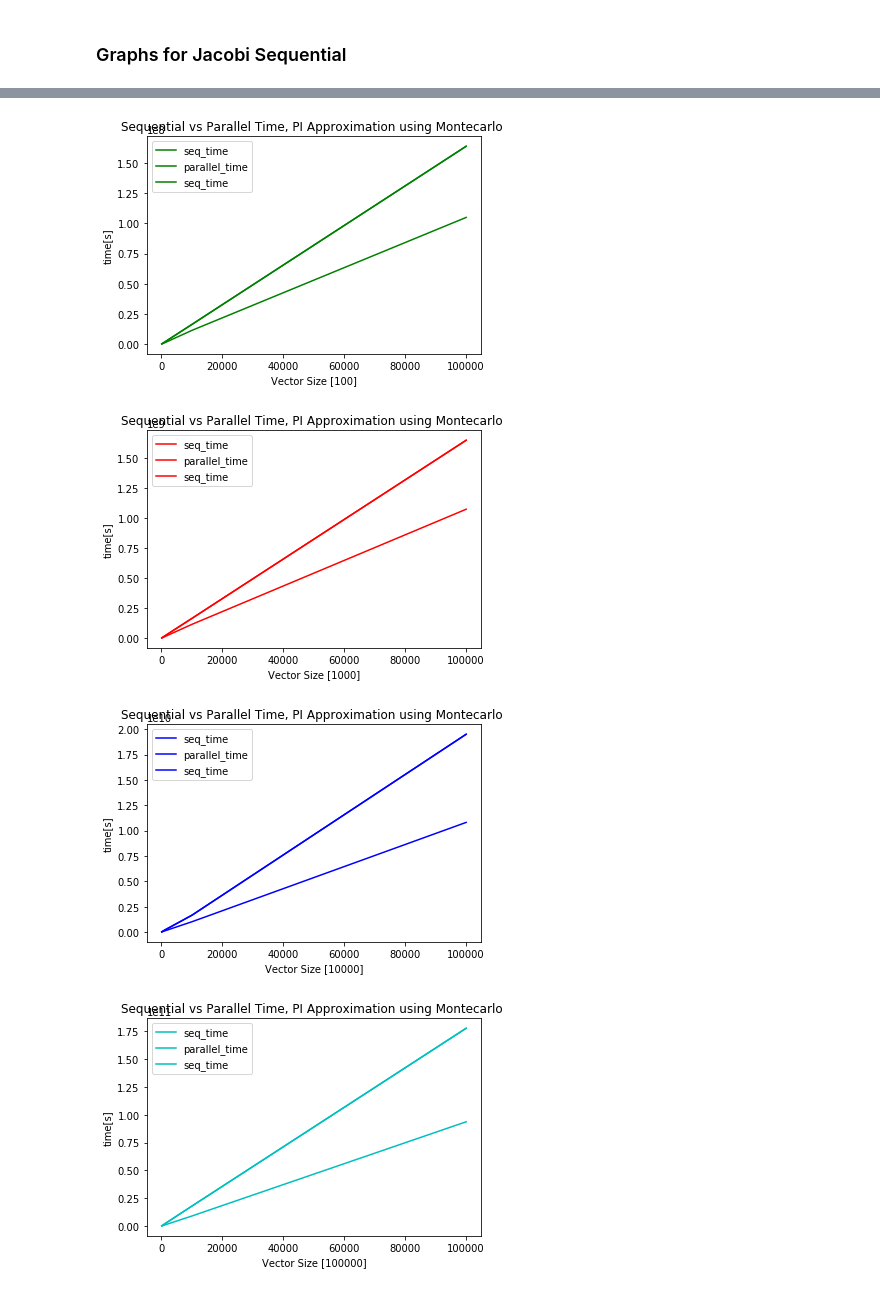
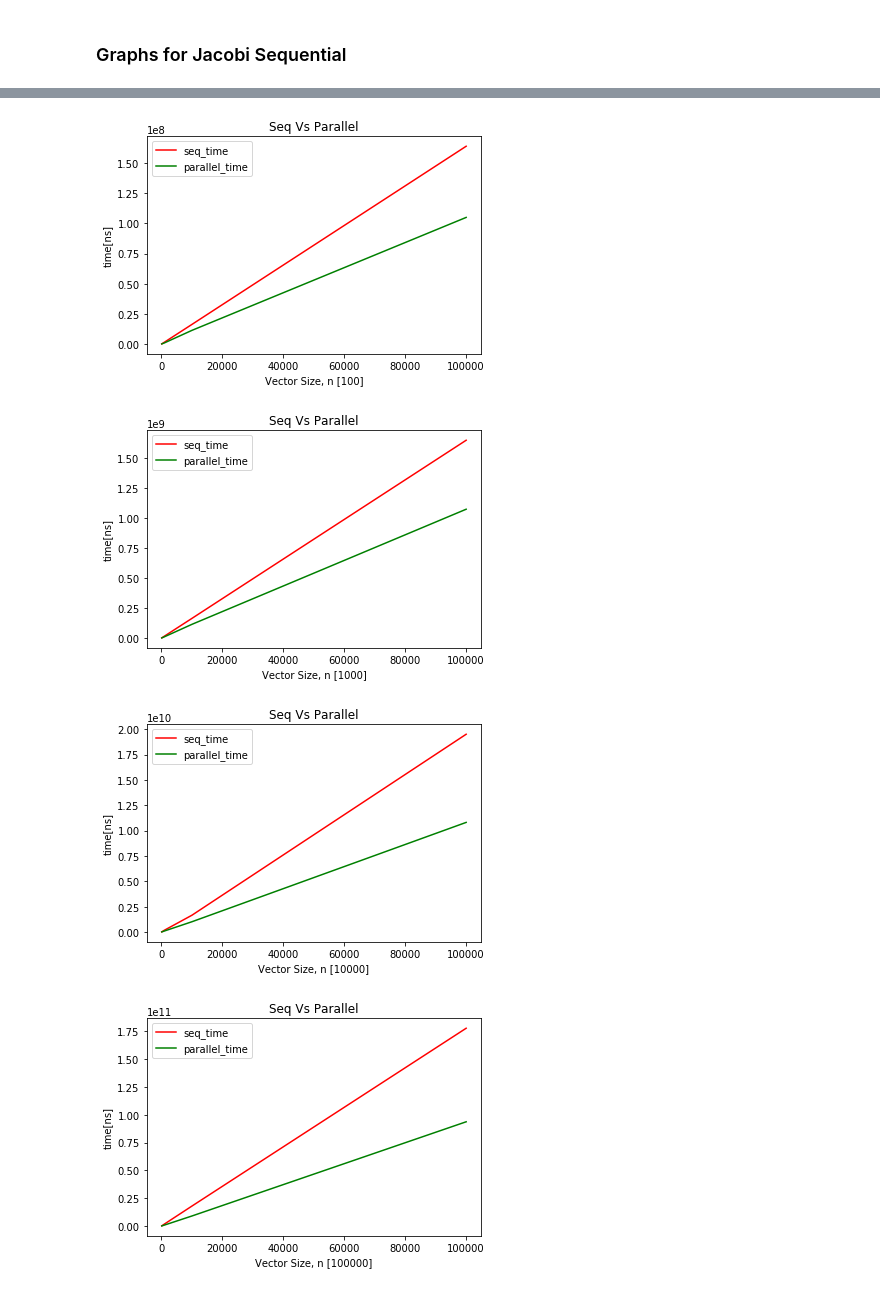
Before and after one commit to carlos4rias/HPC, a Jupyter notebook: Homeworks/Jacobi/graphs.ipynb, the cells around one changed output, grey strips where cells are left out. Drawn from its saved outputs; the diff is of its cells as text; code cells hidden in the pictures.

```diff
--- a/Homeworks/Jacobi/graphs.ipynb
+++ b/Homeworks/Jacobi/graphs.ipynb
@@ -243,16 +196,32 @@ graph_seqtime,graph_threatstime
+# %%
+for i in range(0, 16, 4):
+    tmp = data_parallel[i:i+4]
+    aux2 = []
+    for i in tmp:
+        #print('\n{}'.format(i['Elapsed time:']))
+        aux2.append(i['Elapsed time:'])
+    graph_paralleltime.append(aux2)
+# %%
+for i in range(0, 16, 4):
+    tmp = data_threads[i:i+4]
+    aux2 = []
+    for i in tmp:
+        #print('\n{}'.format(i['Elapsed time:']))
+        aux2.append(i['Elapsed time:'])
+    graph_threadstime.append(aux2)
 # %%
 colors =['g','r','b','c']
 for i in range(4):
-    plt.plot(steps,graph_seqtime[i], colors[i],label='seq_time')
-    plt.plot(steps,graph_paralleltime[i], colors[i%4],label='parallel_time')
-    plt.plot(steps,graph_seqtime[i], colors[i%4],label='seq_time')
-    plt.xlabel('Vector Size [{}]'.format(steps[i]))
-    plt.ylabel('time[s]')
+    plt.plot(steps,graph_seqtime[i], 'r',label='seq_time')
+    plt.plot(steps,graph_paralleltime[i], 'g',label='parallel_time')
+
+    plt.xlabel('Vector Size, n [{}]'.format(steps[i]))
+    plt.ylabel('time[ns]')
     plt.legend(loc='upper left')
-    plt.title("Sequential vs Parallel Time, PI Approximation using Montecarlo ")
+    plt.title("Seq Vs Parallel")
     plt.show()
 # %% [output]
-[figure, old version]
+[figure, new version]
-[figure, old version]
+[figure, new version]
-[figure, old version]
+[figure, new version]
-[figure, old version]
+[figure, new version]
```
Also changed, not shown: parts of 12 cells of this notebook, 1 other file.
